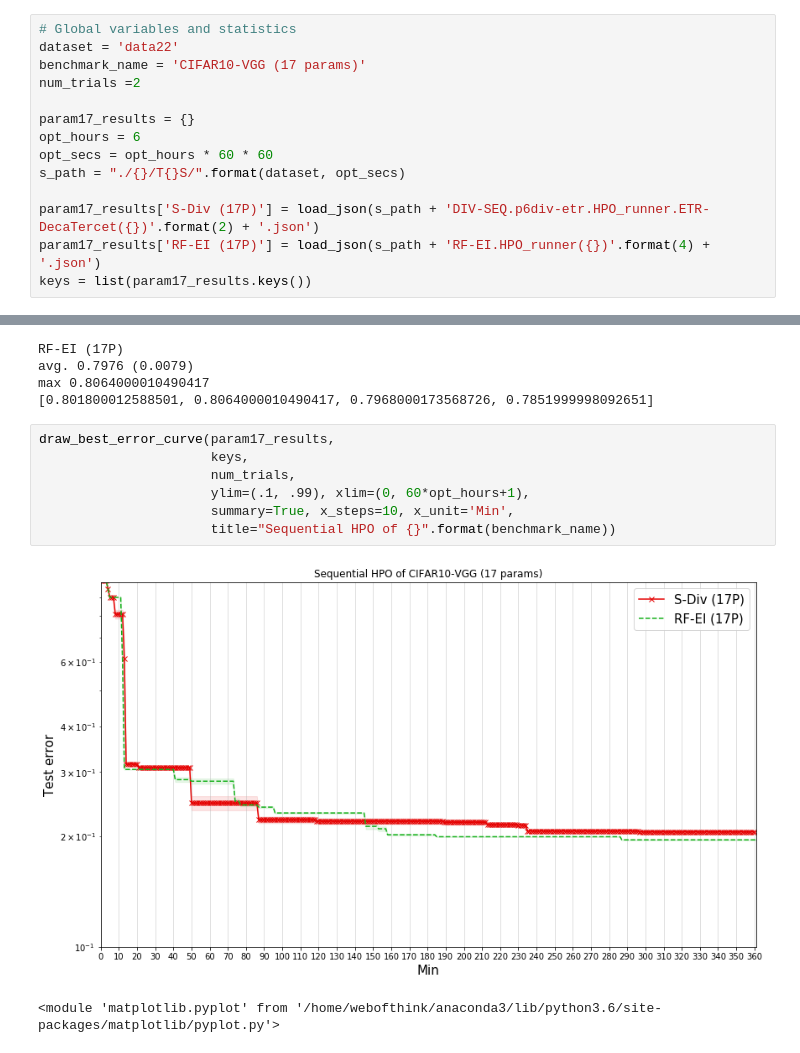
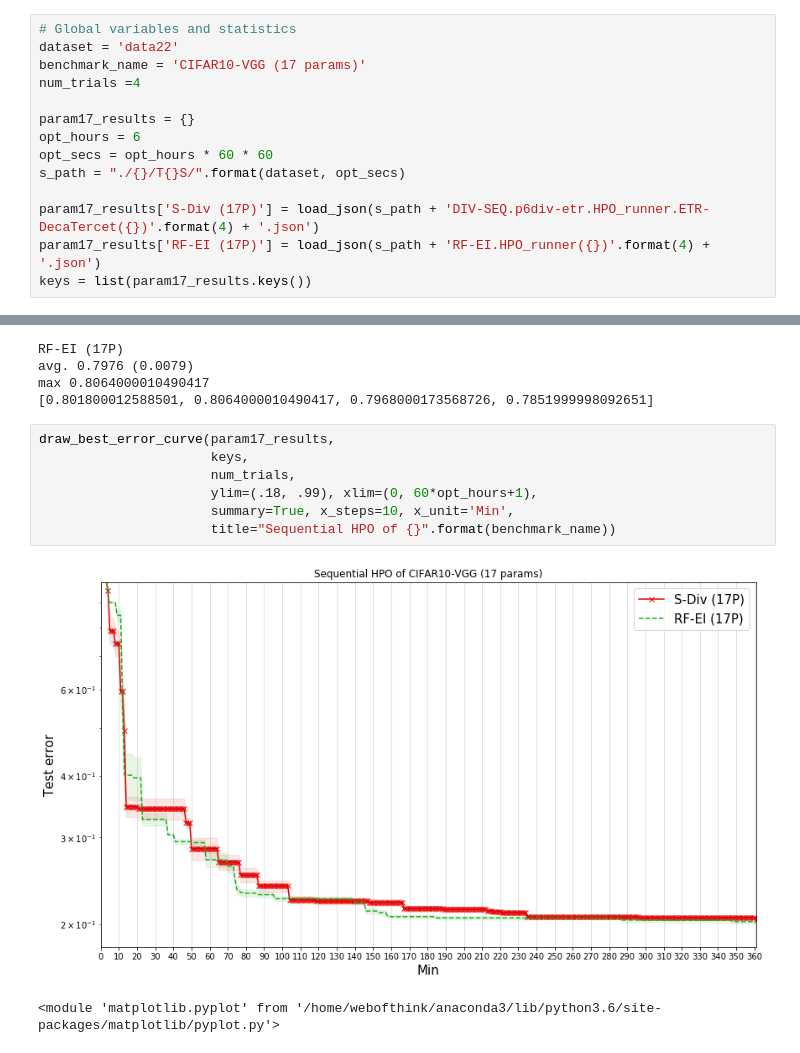
Before and after one commit to yongjinkim49/ecml, a Jupyter notebook: results/[ICML19] CIFAR10-VGG real evaluation.ipynb, the cells around one changed output, grey strips where cells are left out. Cells and saved outputs as stored; diff of their text form.

```diff
--- a/results/[ICML19] CIFAR10-VGG real evaluation.ipynb
+++ b/results/[ICML19] CIFAR10-VGG real evaluation.ipynb
@@ -71,14 +71,14 @@ for i in range(num_trials):
 # Global variables and statistics
 dataset = 'data22'
 benchmark_name = 'CIFAR10-VGG (17 params)'
-num_trials =2
+num_trials =4
 
 param17_results = {}
 opt_hours = 6
 opt_secs = opt_hours * 60 * 60
 s_path = "./{}/T{}S/".format(dataset, opt_secs)
 
-param17_results['S-Div (17P)'] = load_json(s_path + 'DIV-SEQ.p6div-etr.HPO_runner.ETR-DecaTercet({})'.format(2) + '.json')
+param17_results['S-Div (17P)'] = load_json(s_path + 'DIV-SEQ.p6div-etr.HPO_runner.ETR-DecaTercet({})'.format(4) + '.json')
 param17_results['RF-EI (17P)'] = load_json(s_path + 'RF-EI.HPO_runner({})'.format(4) + '.json')
 keys = list(param17_results.keys())
 # %%
@@ -108,12 +108,12 @@ max 0.8064000010490417
 # %%
 draw_best_error_curve(param17_results,
                       keys,
                       num_trials,
-                      ylim=(.1, .99), xlim=(0, 60*opt_hours+1),
+                      ylim=(.18, .99), xlim=(0, 60*opt_hours+1),
                       summary=True, x_steps=10, x_unit='Min',
                       title="Sequential HPO of {}".format(benchmark_name))
 # %% [output]
-[figure, old version]
+[figure, new version]
 <module 'matplotlib.pyplot' from '/home/webofthink/anaconda3/lib/python3.6/site-packages/matplotlib/pyplot.py'>
 # %%
 for k in keys:
```
Also changed, not shown: parts of 6 cells of this notebook, 3 other files.
